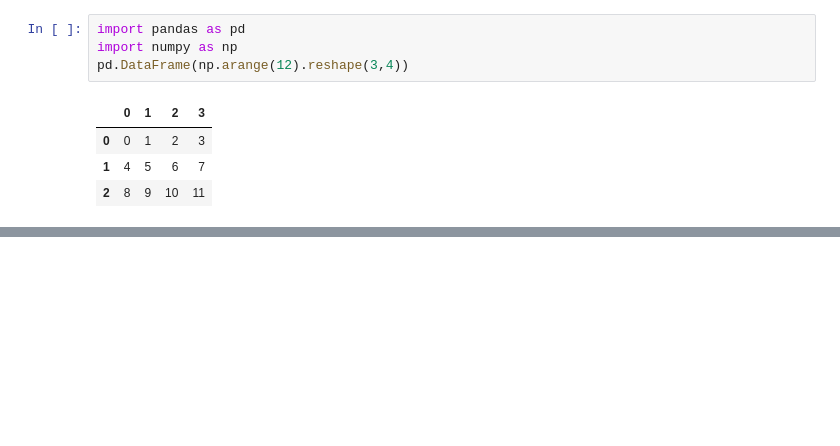
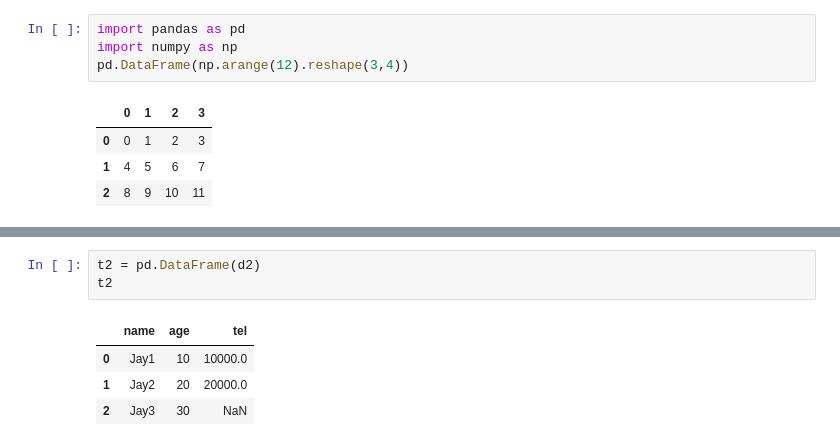
Before and after one commit to songlin81/PYReport, a Jupyter notebook: Data Analytics/104_Pandas.ipynb, the cells around one changed output, grey strips where cells are left out. Drawn from its saved outputs; the diff is of its cells as text; blank space fills up the shorter version.

```diff
--- a/Data Analytics/104_Pandas.ipynb
+++ b/Data Analytics/104_Pandas.ipynb
@@ -204,0 +231,8 @@ pd.DataFrame(np.arange(12).reshape(3,4))
+# %%
+t2 = pd.DataFrame(d2)
+t2
+# %% [output]
+|  | name | age | tel |
+| 0 | Jay1 | 10 | 10000.0 |
+| 1 | Jay2 | 20 | 20000.0 |
+| 2 | Jay3 | 30 | NaN |
```
Also changed, not shown: parts of 23 cells of this notebook.
